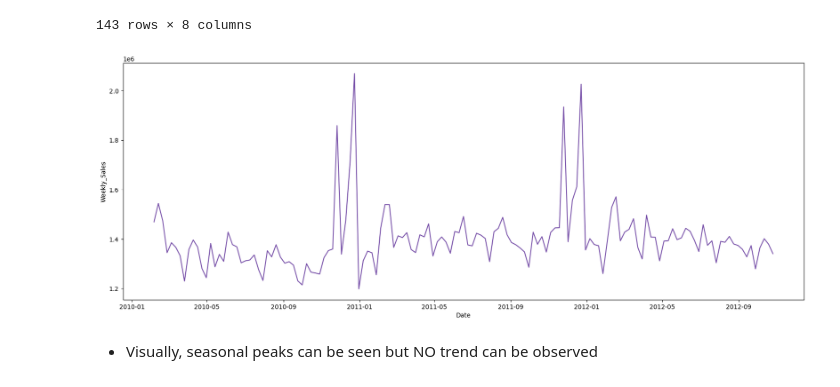
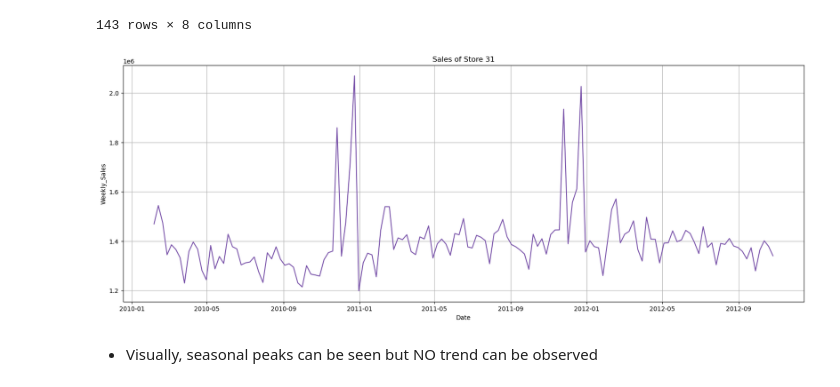
Before and after one commit to RehanShaikh-ai/walmart-weekly-forecast, a Jupyter notebook: walmart_sales.ipynb, the cells around one changed output. Cells and saved outputs as stored; diff of their text form; code cells hidden in the pictures.

```diff
--- a/walmart_sales.ipynb
+++ b/walmart_sales.ipynb
@@ -212,7 +223,7 @@ Difference between the Total Sales of THE BEST and THE WORST is:  243875002.96
 - We'll focus on forecast of  sales one of these stores.
 - I will choose store number 31 because I was born on 31st July (no rule says I cant do that😶‍🌫️).
 # %%
-df31 = df[df['Store'] == 31]
+df31 = df.loc[df['Store'] == 31] #slicing to get only data of Store Number 31
 df31
 # %% [output]
 |  | Store | Date | Weekly_Sales | Holiday_Flag | Temperature | Fuel_Price | CPI | Unemployment |
@@ -230,9 +241,11 @@ df31
 143 rows × 8 columns
 # %%
 plt.figure(figsize=(20,7))
-sns.lineplot(data=df31, x='Date', y='Weekly_Sales', color='#7851a9')
+sns.lineplot(data=df31,x='Date', y='Weekly_Sales', color='#7851a9')
+plt.title("Sales of Store 31")
+plt.grid()
 plt.show()
 # %% [output]
-[figure, old version]
+[figure, new version]
 # %% [markdown]
 - Visually,  seasonal peaks can be seen but NO trend can be observed
```
Also changed, not shown: parts of 50 cells of this notebook.
